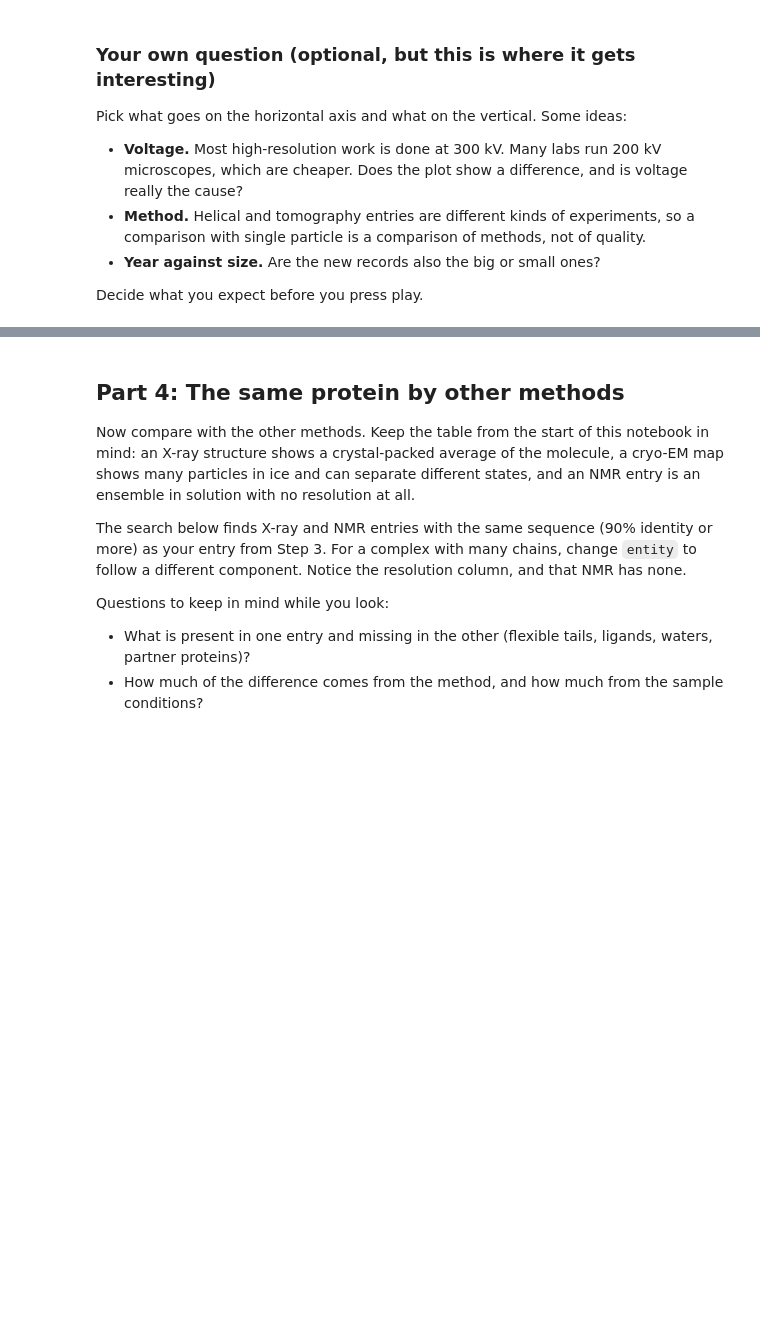
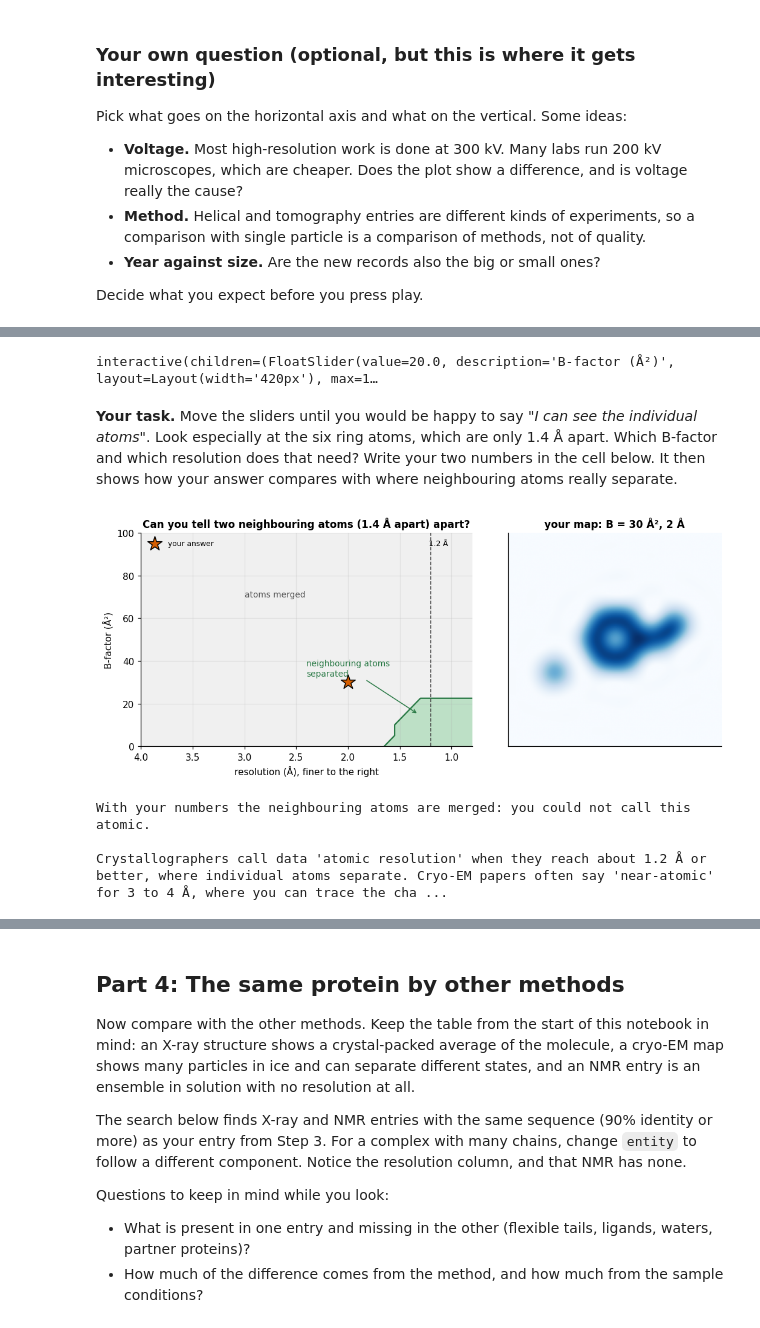
Before and after one commit to bforsbe/SK2534, a Jupyter notebook: cryoem_exercise.ipynb, the cells around one changed output, grey strips where cells are left out. Saved outputs shown, nothing was run; the diff lists cells and outputs as text; code cells hidden in the pictures; blank space fills up the shorter version.

```diff
--- a/cryoem_exercise.ipynb
+++ b/cryoem_exercise.ipynb
@@ -557,4 +674,18 @@ Resolution decides what you can actually see in a map, and so what you can safel
 # %%
-#@title Figure 5 · The same atoms at different resolutions (schematic) { display-mode: "form" }
-fig_blur()
+#@title Figure 5 · Blur an atom with B-factor and resolution { display-mode: "form" }
+blur_explorer()
+# %% [output]
+interactive(children=(FloatSlider(value=20.0, description='B-factor (Å²)', layout=Layout(width='420px'), max=1…
+# %% [markdown]
+**Your task.** Move the sliders until you would be happy to say *"I can see the individual atoms"*. Look especially at the six ring atoms, which are only 1.4 Å apart. Which B-factor and which resolution does that need? Write your two numbers in the cell below. It then shows how your answer compares with where neighbouring atoms really separate.
+# %%
+#@title Your answer · What counts as "atomic"? { display-mode: "form" }
+B_you_chose = 30 #@param {type:"number"}
+resolution_you_chose = 2.0 #@param {type:"number"}
+reveal_blur(B_you_chose, resolution_you_chose)
+# %% [output]
+[figure, added]
+With your numbers the neighbouring atoms are merged: you could not call this atomic.
+
+Crystallographers call data 'atomic resolution' when they reach about 1.2 Å or better, where individual atoms separate. Cryo-EM papers often say 'near-atomic' for 3 to 4 Å, where you can trace the cha ...
 # %% [markdown]
```
Also changed, not shown: parts of 15 cells of this notebook.
